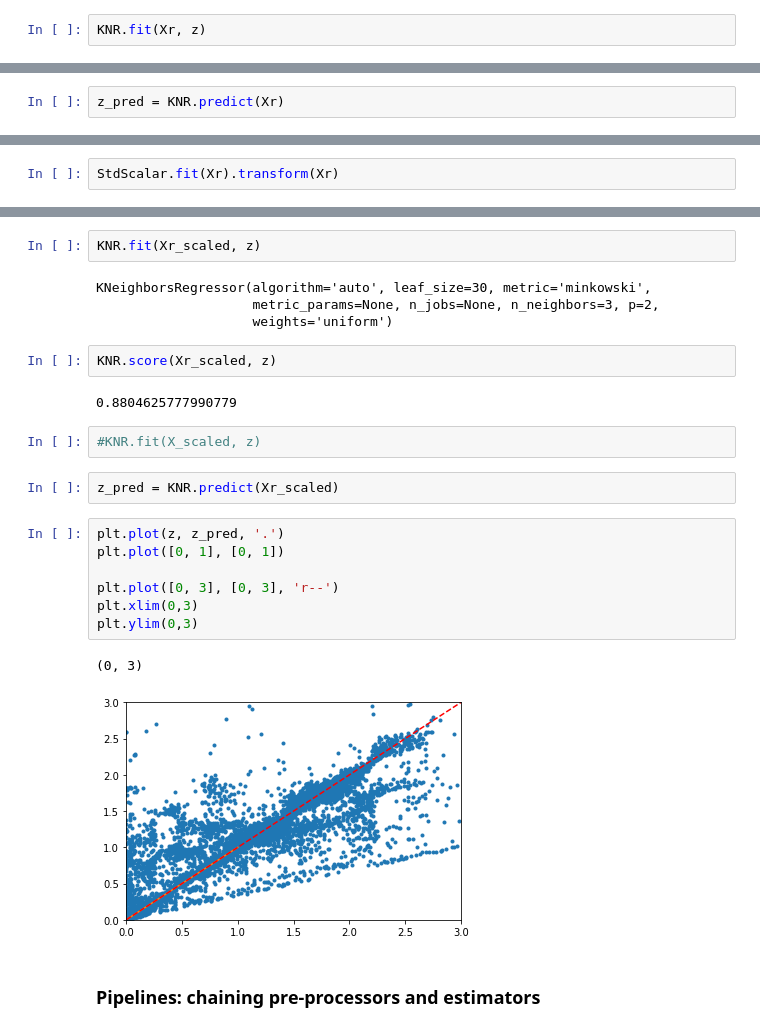
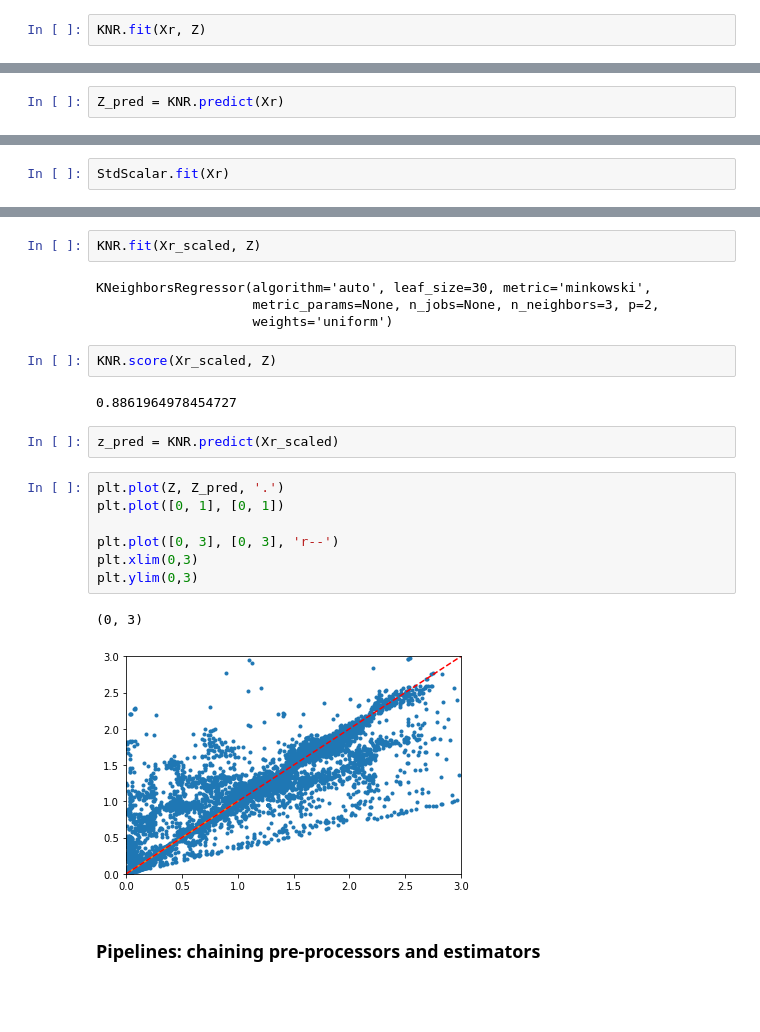
Before and after one commit to mvsantosdev/machine-learning-an-introduction-for-physics, a Jupyter notebook: notebooks/ScikitLearn.ipynb, the cells around one changed output, grey strips where cells are left out. Drawn from its saved outputs; the diff is of its cells as text; blank space fills up the shorter version.

```diff
--- a/notebooks/ScikitLearn.ipynb
+++ b/notebooks/ScikitLearn.ipynb
@@ -323,10 +413,10 @@ from sklearn.neighbors import KNeighborsRegressor
 # %%
 KNR = KNeighborsRegressor(n_neighbors=3)
 # %%
-KNR.fit(Xr, z)
+KNR.fit(Xr, Z)
 # %% [output]
 KNeighborsRegressor(algorithm='auto', leaf_size=30, metric='minkowski',
                     metric_params=None, n_jobs=None, n_neighbors=3, p=2,
                     weights='uniform')
 # %%
-z_pred = KNR.predict(Xr)
+Z_pred = KNR.predict(Xr)
@@ -355,5 +450,5 @@ from sklearn.preprocessing import StandardScaler
 # %%
 StdScalar = StandardScaler()
 # %%
-StdScalar.fit(Xr).transform(Xr)
+StdScalar.fit(Xr)
 # %% [output]
@@ -367,29 +466,27 @@ array([[ 0.30612126, -0.36826632, -0.60364121, -0.70196893, -0.78887561],
 # %%
 Xr_scaled = StdScalar.fit_transform(Xr)
 # %%
-KNR.fit(Xr_scaled, z)
+KNR.fit(Xr_scaled, Z)
 # %% [output]
 KNeighborsRegressor(algorithm='auto', leaf_size=30, metric='minkowski',
                     metric_params=None, n_jobs=None, n_neighbors=3, p=2,
                     weights='uniform')
 # %%
-KNR.score(Xr_scaled, z)
+KNR.score(Xr_scaled, Z)
 # %% [output]
-0.8804625777990779
+0.8861964978454727
-# %%
-#KNR.fit(X_scaled, z)
 # %%
 z_pred = KNR.predict(Xr_scaled)
 # %%
-plt.plot(z, z_pred, '.')
+plt.plot(Z, Z_pred, '.')
 plt.plot([0, 1], [0, 1])
 
 plt.plot([0, 3], [0, 3], 'r--')
 plt.xlim(0,3)
 plt.ylim(0,3)
 # %% [output]
 (0, 3)
-[figure, old version]
+[figure, new version]
 # %% [markdown]
 ### Pipelines: chaining pre-processors and estimators
 # %%
```
Also changed, not shown: parts of 46 cells of this notebook, 14 other files.
